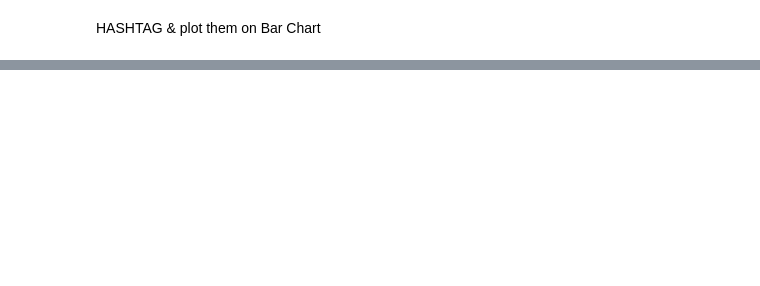
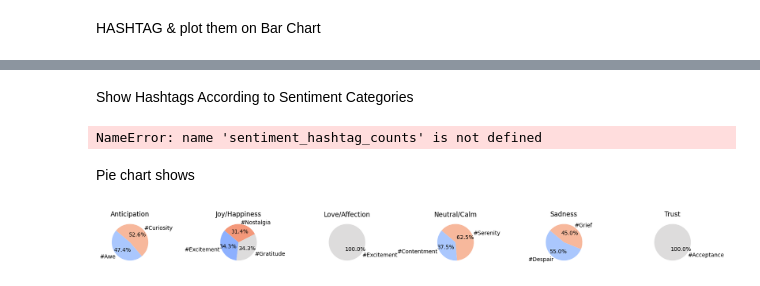
Before and after one commit to imon333/2Truth_and_a-_Lie, a Jupyter notebook: main.ipynb, the cells around one changed output, grey strips where cells are left out. Cells and saved outputs as stored; diff of their text form; code cells hidden in the pictures; blank space fills up the shorter version.

Commit message:
just tried with hashtags

```diff
--- a/main.ipynb
+++ b/main.ipynb
@@ -316,0 +69,52 @@ plt.show()
+# %% [markdown]
+Show Hashtags According to Sentiment Categories
+# %%
+# Filter sentiment_hashtag_counts to keep only the top 10 hashtags
+top_sentiment_hashtags = sentiment_hashtag_counts[sentiment_hashtag_counts['Hashtag'].isin(top_10_hashtags_list)]
+
+# Plot the bar chart
+plt.figure(figsize=(16, 8))
+sns.barplot(x='Hashtag', y='Count', hue='General_Sentiment', data=top_sentiment_hashtags, palette='coolwarm')
+
+# Set plot labels and title
+plt.xlabel('Hashtag')
+plt.ylabel('Count')
+plt.title('Top 10 Hashtags by Sentiment Category')
+
+# Rotate x-axis labels if necessary for better readability
+plt.xticks(rotation=45)
+
+# Show the plot
+plt.tight_layout()
+plt.show()
+# %% [output]
+NameError: name 'sentiment_hashtag_counts' is not defined
+# %% [markdown]
+Pie chart shows
+# %%
+
+# Filter top_sentiment_hashtags to keep only the top 10 hashtags
+top_sentiment_hashtags_filtered = top_sentiment_hashtags[top_sentiment_hashtags['Hashtag'].isin(top_10_hashtags_list)]
+
+# List of unique sentiments
+sentiments = top_sentiment_hashtags_filtered['General_Sentiment'].unique()
+
+# Create a figure with subplots
+fig, axes = plt.subplots(nrows=1, ncols=len(sentiments), figsize=(16, 8))
+
+# Iterate over each sentiment and plot a pie chart
+for sentiment, ax in zip(sentiments, axes):
+    # Filter data for the current sentiment
+    data = top_sentiment_hashtags_filtered[top_sentiment_hashtags_filtered['General_Sentiment'] == sentiment]
+
+    # Pie chart
+    ax.pie(data['Count'], labels=data['Hashtag'], autopct='%1.1f%%', startangle=140,
+
+           colors=sns.color_palette('coolwarm', n_colors=len(data)))
+    ax.set_title(f'{sentiment} Sentiment')
+
+# Adjust layout
+plt.tight_layout()
+plt.show()
+# %% [output]
+[figure, added]
```
Also changed, not shown: parts of 34 cells of this notebook, 2 other files.
